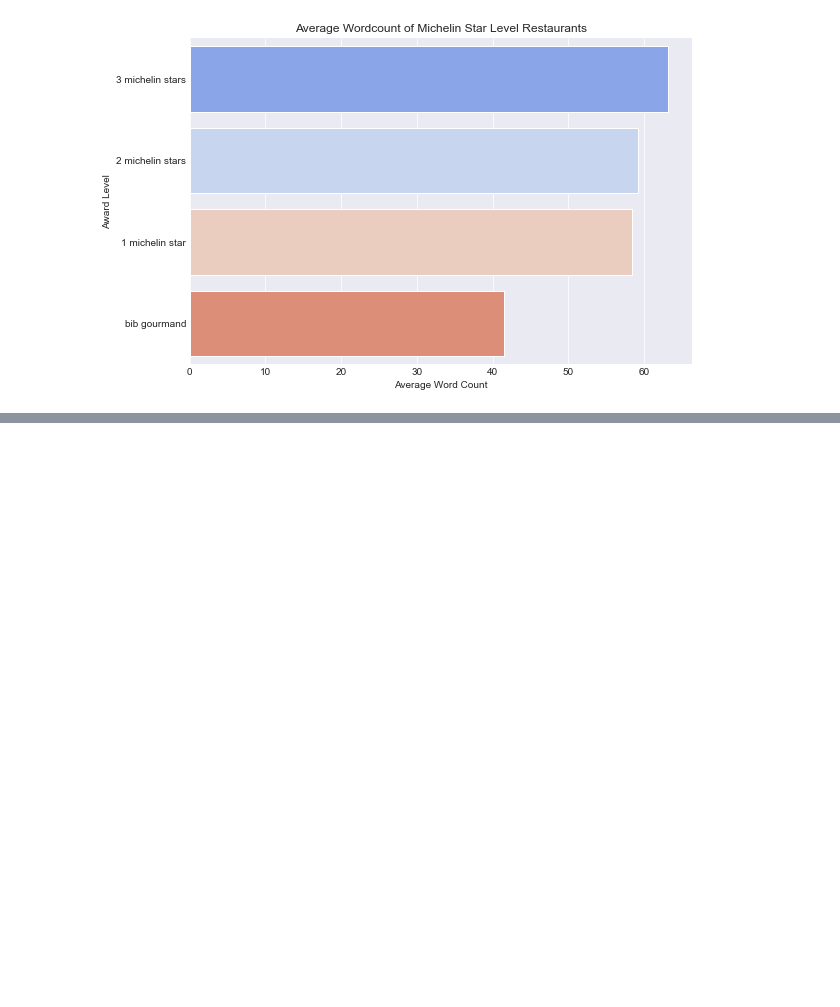
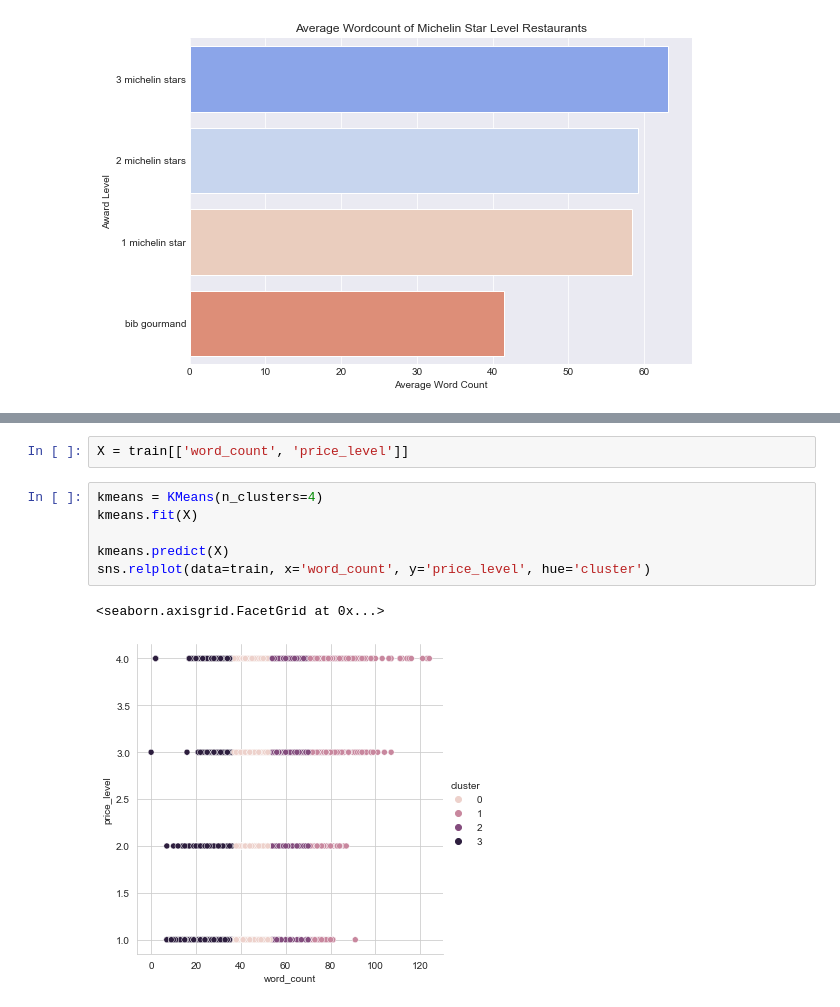
Before and after one commit to CodeupGourmands/Michelin_NLP_Capstone, a Jupyter notebook: drafts.ipynb, the cells around one changed output, grey strips where cells are left out. Saved outputs shown, nothing was run; the diff lists cells and outputs as text; blank space fills up the shorter version.

Commit message:
Clustering and 3D graphs

```diff
--- a/drafts.ipynb
+++ b/drafts.ipynb
@@ -129,0 +140,11 @@ e.get_wordcount_bar(train)
+# %%
+X = train[['word_count', 'price_level']]
+# %%
+kmeans = KMeans(n_clusters=4)
+kmeans.fit(X)
+
+kmeans.predict(X)
+sns.relplot(data=train, x='word_count', y='price_level', hue='cluster')
+# %% [output]
+<seaborn.axisgrid.FacetGrid at 0x...>
+[figure, added]
```
Also changed, not shown: parts of 14 cells of this notebook.
